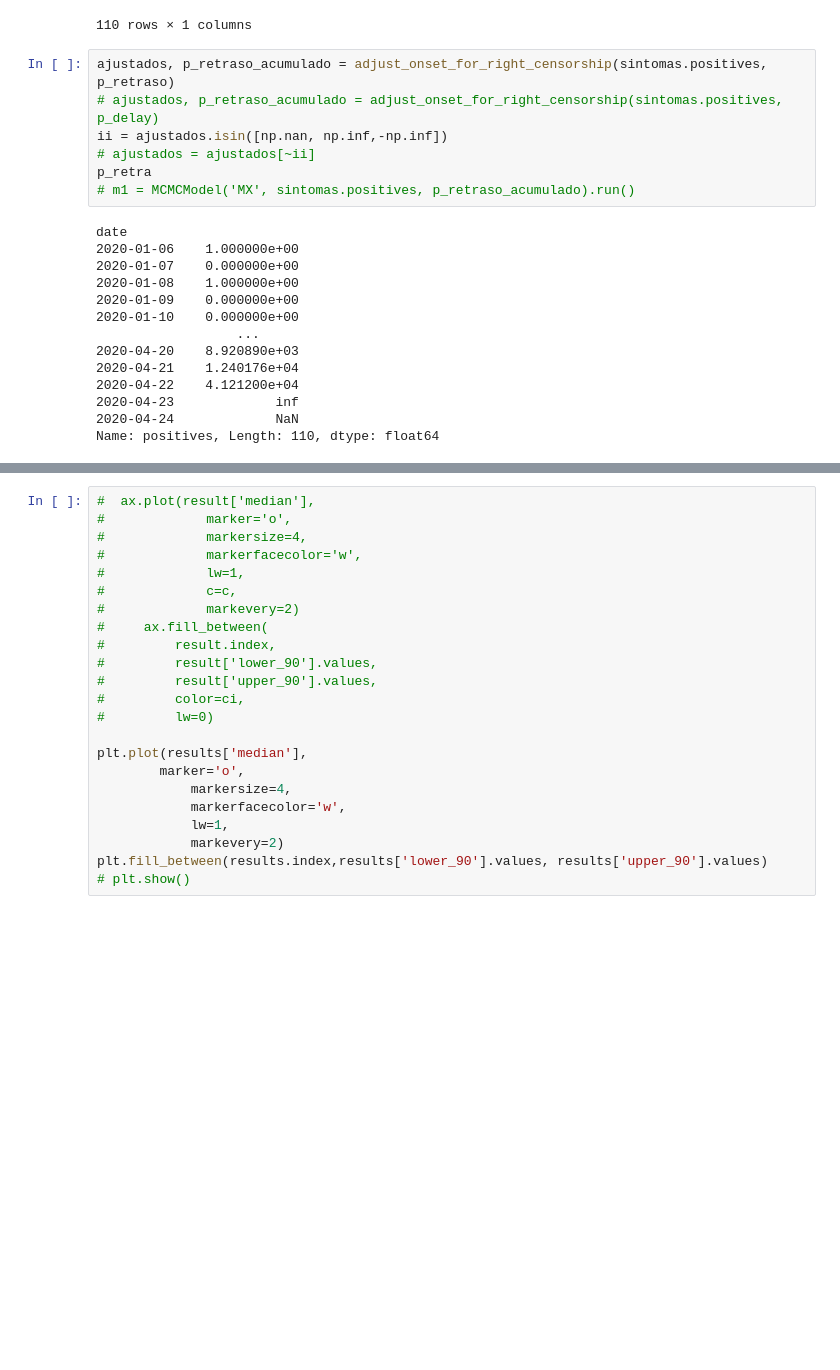
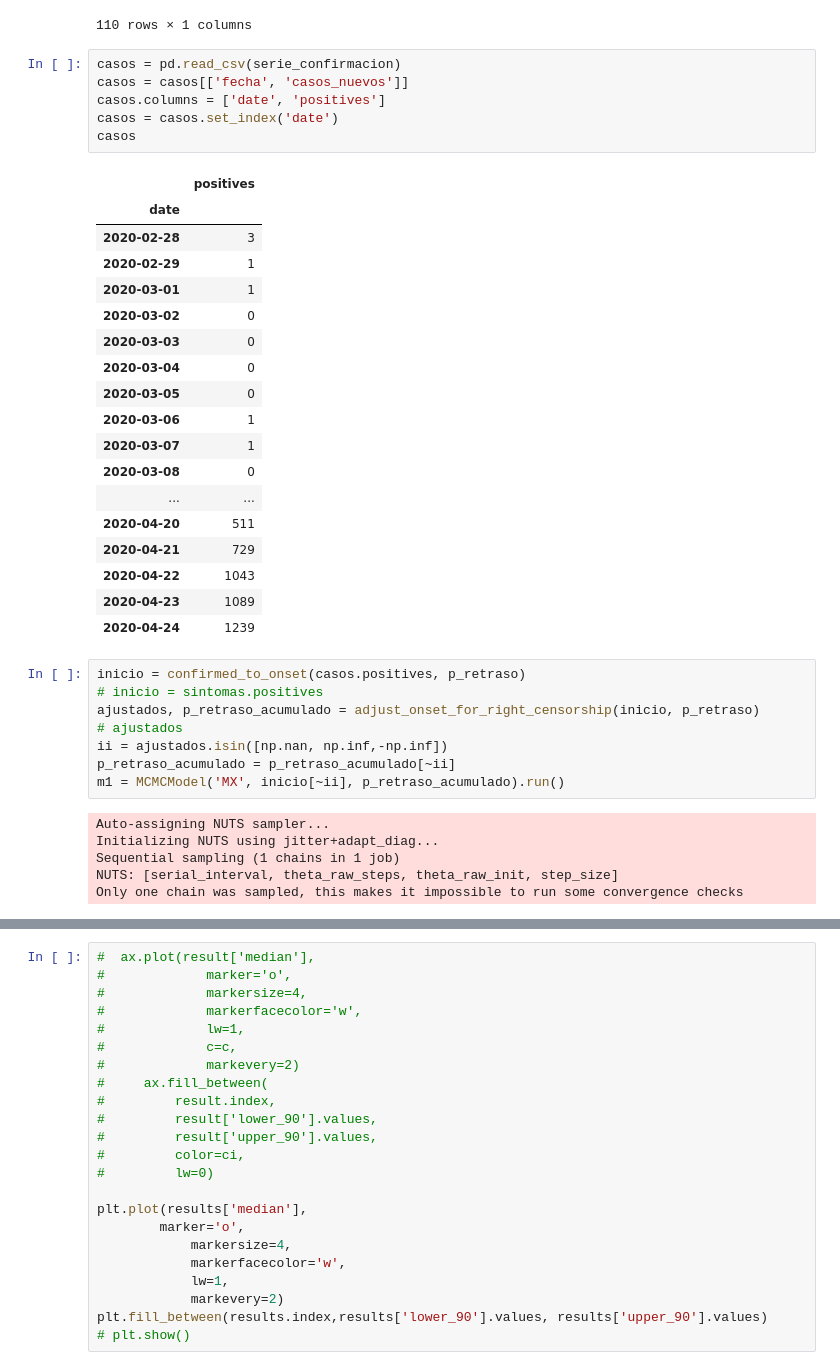
Before and after one commit to coronamex/visualizando, a Jupyter notebook: estados/rt.live.ipynb, the cells around one changed output, grey strips where cells are left out. Cells and saved outputs as stored; diff of their text form; blank space fills up the shorter version.

```diff
--- a/estados/rt.live.ipynb
+++ b/estados/rt.live.ipynb
@@ -418,24 +418,42 @@ sintomas
 | 2020-04-23 | 9 |
 | 2020-04-24 | 0 |
 110 rows × 1 columns
+# %%
+casos = pd.read_csv(serie_confirmacion)
+casos = casos[['fecha', 'casos_nuevos']]
+casos.columns = ['date', 'positives']
+casos = casos.set_index('date')
+casos
+# %% [output]
+|  | positives |
+| date |  |
+| 2020-02-28 | 3 |
+| 2020-02-29 | 1 |
+| 2020-03-01 | 1 |
+| 2020-03-02 | 0 |
+| 2020-03-03 | 0 |
+| 2020-03-04 | 0 |
+| 2020-03-05 | 0 |
+| 2020-03-06 | 1 |
+| 2020-03-07 | 1 |
+| 2020-03-08 | 0 |
+| ... | ... |
+| 2020-04-20 | 511 |
+| 2020-04-21 | 729 |
+| 2020-04-22 | 1043 |
+| 2020-04-23 | 1089 |
+| 2020-04-24 | 1239 |
 # %%
-ajustados, p_retraso_acumulado = adjust_onset_for_right_censorship(sintomas.positives, p_retraso)
-# ajustados, p_retraso_acumulado = adjust_onset_for_right_censorship(sintomas.positives, p_delay)
+inicio = confirmed_to_onset(casos.positives, p_retraso)
+# inicio = sintomas.positives
+ajustados, p_retraso_acumulado = adjust_onset_for_right_censorship(inicio, p_retraso)
+# ajustados
 ii = ajustados.isin([np.nan, np.inf,-np.inf])
-# ajustados = ajustados[~ii]
-p_retra
-# m1 = MCMCModel('MX', sintomas.positives, p_retraso_acumulado).run()
+p_retraso_acumulado = p_retraso_acumulado[~ii]
+m1 = MCMCModel('MX', inicio[~ii], p_retraso_acumulado).run()
 # %% [output]
-date
-2020-01-06    1.000000e+00
-2020-01-07    0.000000e+00
-2020-01-08    1.000000e+00
-2020-01-09    0.000000e+00
-2020-01-10    0.000000e+00
-                  ...
-2020-04-20    8.920890e+03
-2020-04-21    1.240176e+04
-2020-04-22    4.121200e+04
-2020-04-23             inf
-2020-04-24             NaN
-Name: positives, Length: 110, dtype: float64
+Auto-assigning NUTS sampler...
+Initializing NUTS using jitter+adapt_diag...
+Sequential sampling (1 chains in 1 job)
+NUTS: [serial_interval, theta_raw_steps, theta_raw_init, step_size]
+Only one chain was sampled, this makes it impossible to run some convergence checks
```
Also changed, not shown: parts of 6 cells of this notebook.
